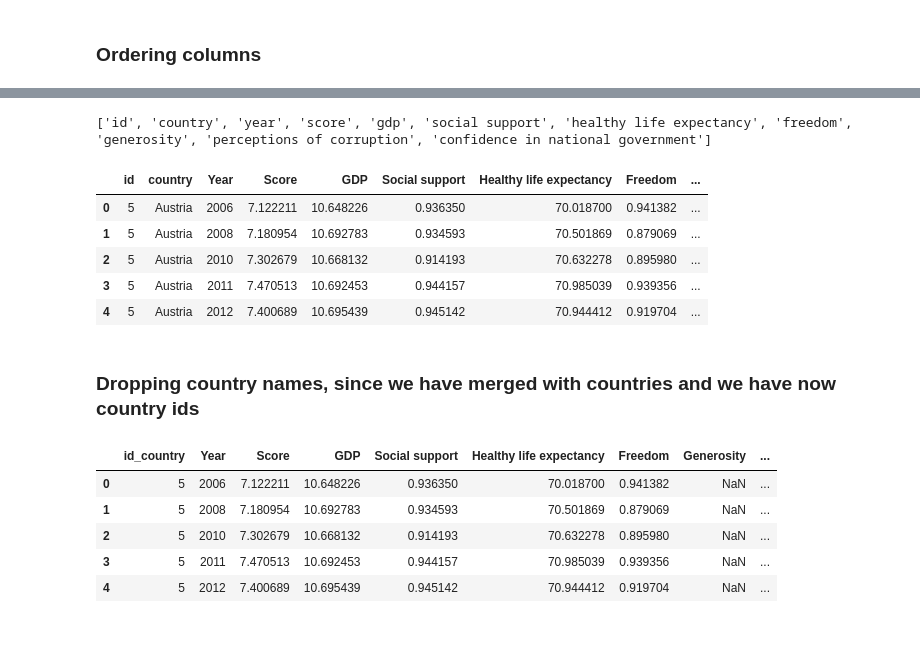
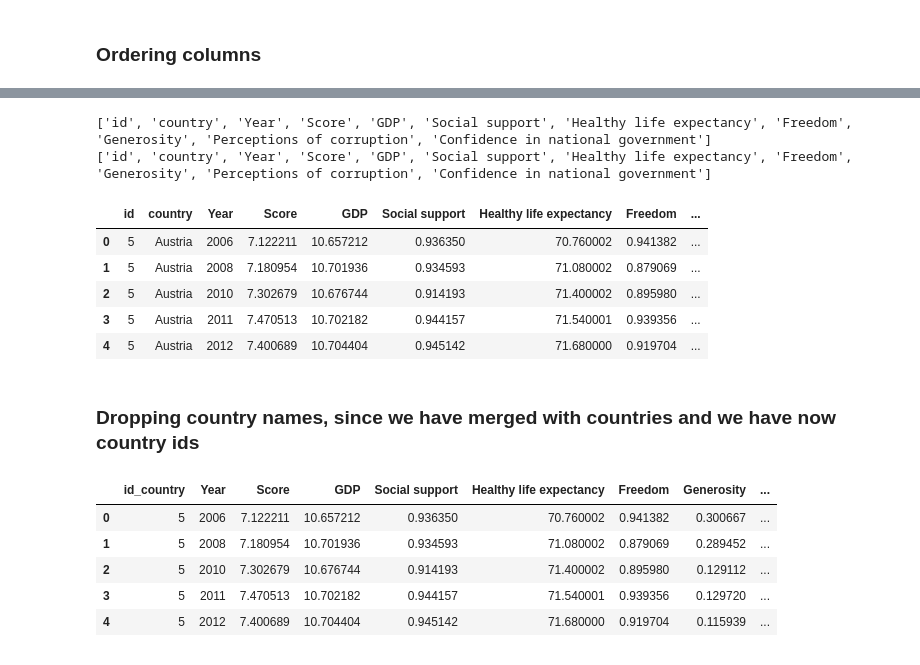
Before and after one commit to ChaotingChang/Project-Week-3-Data-Thieves, a Jupyter notebook: your-project/03. Data Cleaning.ipynb, the cells around one changed output, grey strips where cells are left out. Drawn from its saved outputs; the diff is of its cells as text; code cells hidden in the pictures.

```diff
--- a/your-project/03. Data Cleaning.ipynb
+++ b/your-project/03. Data Cleaning.ipynb
@@ -239,4 +247,5 @@ happiness.head()
 # %% [markdown]
 ### Merging dataframes to then be able to convert countries per ids more easily
 # %%
-happiness = pd.merge(happiness,countries,on="country")
+#happiness = pd.merge(happiness,countries,on="country")
+happiness_cons = pd.merge(happiness_cons,countries,on="country")
@@ -250,9 +261,15 @@ Index(['country', 'Year', 'Score', 'GDP', 'Social support',
 # %% [markdown]
 ### Ordering columns
 # %%
-happiness_columns = ["id", "country", "Year", "Score", "GDP", "Social support", "Healthy life expectancy", "Freedom",
-                     "Generosity", "Perceptions of corruption", "Confidence in national government"]
+#happiness_columns = ["id", "country", "Year", "Score", "GDP", "Social support", "Healthy life expectancy", "Freedom",
+                     #"Generosity", "Perceptions of corruption", "Confidence in national government"]
 
 
-happiness = happiness[happiness_columns]
+#happiness = happiness[happiness_columns]
+
+happiness_columns = ["id", "country", "Year", "Score", "GDP", "Social support", "Healthy life expectancy",
+                     "Freedom", "Generosity", "Perceptions of corruption", "Confidence in national government"]
+
+
+happiness_cons = happiness_cons[happiness_columns]
 # %%
@@ -285,13 +302,0 @@ happiness_new_columns = lower_case(happiness_columns)
-# %%
-print(happiness_new_columns)
-# %% [output]
-['id', 'country', 'year', 'score', 'gdp', 'social support', 'healthy life expectancy', 'freedom', 'generosity', 'perceptions of corruption', 'confidence in national government']
-# %%
-happiness.head()
-# %% [output]
-|  | id | country | Year | Score | GDP | Social support | Healthy life expectancy | Freedom | ... |
-| 0 | 5 | Austria | 2006 | 7.122211 | 10.648226 | 0.936350 | 70.018700 | 0.941382 | ... |
-| 1 | 5 | Austria | 2008 | 7.180954 | 10.692783 | 0.934593 | 70.501869 | 0.879069 | ... |
-| 2 | 5 | Austria | 2010 | 7.302679 | 10.668132 | 0.914193 | 70.632278 | 0.895980 | ... |
-| 3 | 5 | Austria | 2011 | 7.470513 | 10.692453 | 0.944157 | 70.985039 | 0.939356 | ... |
-| 4 | 5 | Austria | 2012 | 7.400689 | 10.695439 | 0.945142 | 70.944412 | 0.919704 | ... |
@@ -298 +306,17 @@ happiness.head()
+# %%
+print(happiness_columns)
+print (happiness_cons_columns)
+# %% [output]
+['id', 'country', 'Year', 'Score', 'GDP', 'Social support', 'Healthy life expectancy', 'Freedom', 'Generosity', 'Perceptions of corruption', 'Confidence in national government']
+['id', 'country', 'Year', 'Score', 'GDP', 'Social support', 'Healthy life expectancy', 'Freedom', 'Generosity', 'Perceptions of corruption', 'Confidence in national government']
+# %%
+#happiness.head()
+happiness_cons.head()
+# %% [output]
+|  | id | country | Year | Score | GDP | Social support | Healthy life expectancy | Freedom | ... |
+| 0 | 5 | Austria | 2006 | 7.122211 | 10.657212 | 0.936350 | 70.760002 | 0.941382 | ... |
+| 1 | 5 | Austria | 2008 | 7.180954 | 10.701936 | 0.934593 | 71.080002 | 0.879069 | ... |
+| 2 | 5 | Austria | 2010 | 7.302679 | 10.676744 | 0.914193 | 71.400002 | 0.895980 | ... |
+| 3 | 5 | Austria | 2011 | 7.470513 | 10.702182 | 0.944157 | 71.540001 | 0.939356 | ... |
+| 4 | 5 | Austria | 2012 | 7.400689 | 10.704404 | 0.945142 | 71.680000 | 0.919704 | ... |
 # %%
@@ -304,10 +330,11 @@ happiness = happiness.drop("country",axis=1)
-# %%
-happiness.head()
-# %% [output]
-|  | id_country | Year | Score | GDP | Social support | Healthy life expectancy | Freedom | Generosity | ... |
-| 0 | 5 | 2006 | 7.122211 | 10.648226 | 0.936350 | 70.018700 | 0.941382 | NaN | ... |
-| 1 | 5 | 2008 | 7.180954 | 10.692783 | 0.934593 | 70.501869 | 0.879069 | NaN | ... |
-| 2 | 5 | 2010 | 7.302679 | 10.668132 | 0.914193 | 70.632278 | 0.895980 | NaN | ... |
-| 3 | 5 | 2011 | 7.470513 | 10.692453 | 0.944157 | 70.985039 | 0.939356 | NaN | ... |
-| 4 | 5 | 2012 | 7.400689 | 10.695439 | 0.945142 | 70.944412 | 0.919704 | NaN | ... |
+# %%
+#happiness.head()
+happiness_cons.head()
+# %% [output]
+|  | id_country | Year | Score | GDP | Social support | Healthy life expectancy | Freedom | Generosity | ... |
+| 0 | 5 | 2006 | 7.122211 | 10.657212 | 0.936350 | 70.760002 | 0.941382 | 0.300667 | ... |
+| 1 | 5 | 2008 | 7.180954 | 10.701936 | 0.934593 | 71.080002 | 0.879069 | 0.289452 | ... |
+| 2 | 5 | 2010 | 7.302679 | 10.676744 | 0.914193 | 71.400002 | 0.895980 | 0.129112 | ... |
+| 3 | 5 | 2011 | 7.470513 | 10.702182 | 0.944157 | 71.540001 | 0.939356 | 0.129720 | ... |
+| 4 | 5 | 2012 | 7.400689 | 10.704404 | 0.945142 | 71.680000 | 0.919704 | 0.115939 | ... |
 # %%
@@ -315,2 +342,0 @@ happiness.to_csv("../Data/happiness_all.csv", index=False)
-# %% [markdown]
-#
```
Also changed, not shown: parts of 30 cells of this notebook, 2 other files.
